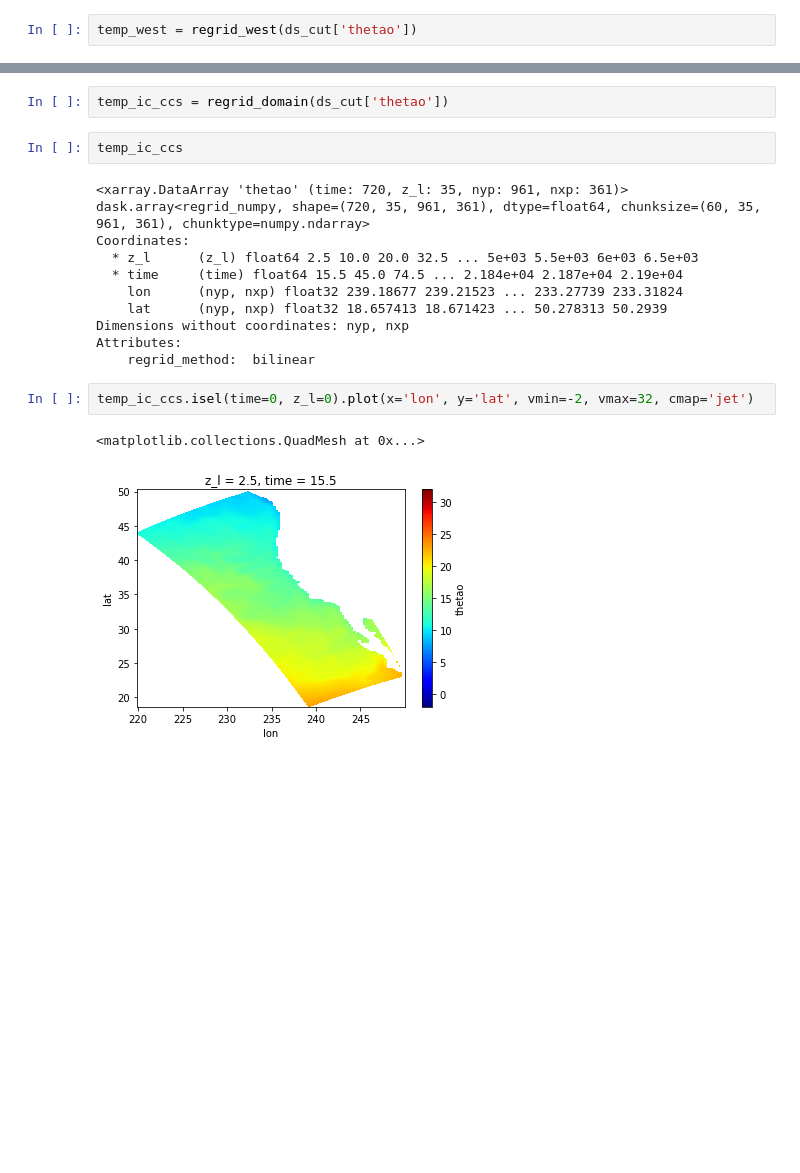
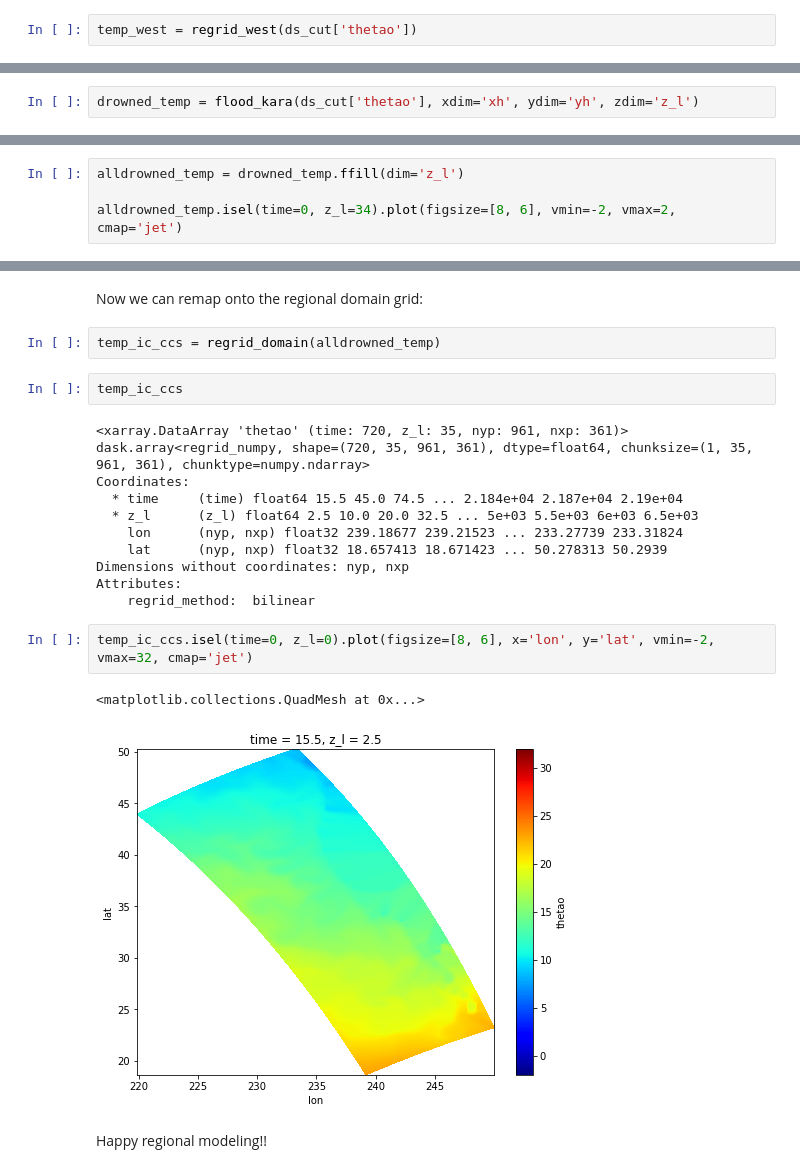
Before and after one commit to ESMG/regionalMOM6_notebooks, a Jupyter notebook: creating_obc_input_files/CCS1_OBC_from_global_MOM6.ipynb, the cells around one changed output, grey strips where cells are left out. Drawn from its saved outputs; the diff is of its cells as text; blank space fills up the shorter version.

```diff
--- a/creating_obc_input_files/CCS1_OBC_from_global_MOM6.ipynb
+++ b/creating_obc_input_files/CCS1_OBC_from_global_MOM6.ipynb
@@ -157,0 +207,2 @@ Overwrite existing file: regrid_domain.nc
+# %%
+drowned_temp = flood_kara(ds_cut['thetao'], xdim='xh', ydim='yh', zdim='z_l')
@@ -157,0 +226,4 @@ Overwrite existing file: regrid_domain.nc
+# %%
+alldrowned_temp = drowned_temp.ffill(dim='z_l')
+
+alldrowned_temp.isel(time=0, z_l=34).plot(figsize=[8, 6], vmin=-2, vmax=2, cmap='jet')
@@ -158,20 +233,24 @@ Overwrite existing file: regrid_domain.nc
+# %% [markdown]
+Now we can remap onto the regional domain grid:
 # %%
-temp_ic_ccs = regrid_domain(ds_cut['thetao'])
+temp_ic_ccs = regrid_domain(alldrowned_temp)
 # %%
 temp_ic_ccs
 # %% [output]
 <xarray.DataArray 'thetao' (time: 720, z_l: 35, nyp: 961, nxp: 361)>
-dask.array<regrid_numpy, shape=(720, 35, 961, 361), dtype=float64, chunksize=(60, 35, 961, 361), chunktype=numpy.ndarray>
+dask.array<regrid_numpy, shape=(720, 35, 961, 361), dtype=float64, chunksize=(1, 35, 961, 361), chunktype=numpy.ndarray>
 Coordinates:
+  * time     (time) float64 15.5 45.0 74.5 ... 2.184e+04 2.187e+04 2.19e+04
   * z_l      (z_l) float64 2.5 10.0 20.0 32.5 ... 5e+03 5.5e+03 6e+03 6.5e+03
-  * time     (time) float64 15.5 45.0 74.5 ... 2.184e+04 2.187e+04 2.19e+04
     lon      (nyp, nxp) float32 239.18677 239.21523 ... 233.27739 233.31824
     lat      (nyp, nxp) float32 18.657413 18.671423 ... 50.278313 50.2939
 Dimensions without coordinates: nyp, nxp
 Attributes:
     regrid_method:  bilinear
 # %%
-temp_ic_ccs.isel(time=0, z_l=0).plot(x='lon', y='lat', vmin=-2, vmax=32, cmap='jet')
+temp_ic_ccs.isel(time=0, z_l=0).plot(figsize=[8, 6], x='lon', y='lat', vmin=-2, vmax=32, cmap='jet')
 # %% [output]
 <matplotlib.collections.QuadMesh at 0x...>
-[figure, old version]
+[figure, new version]
+# %% [markdown]
+Happy regional modeling!!
```
Also changed, not shown: parts of 51 cells of this notebook.
